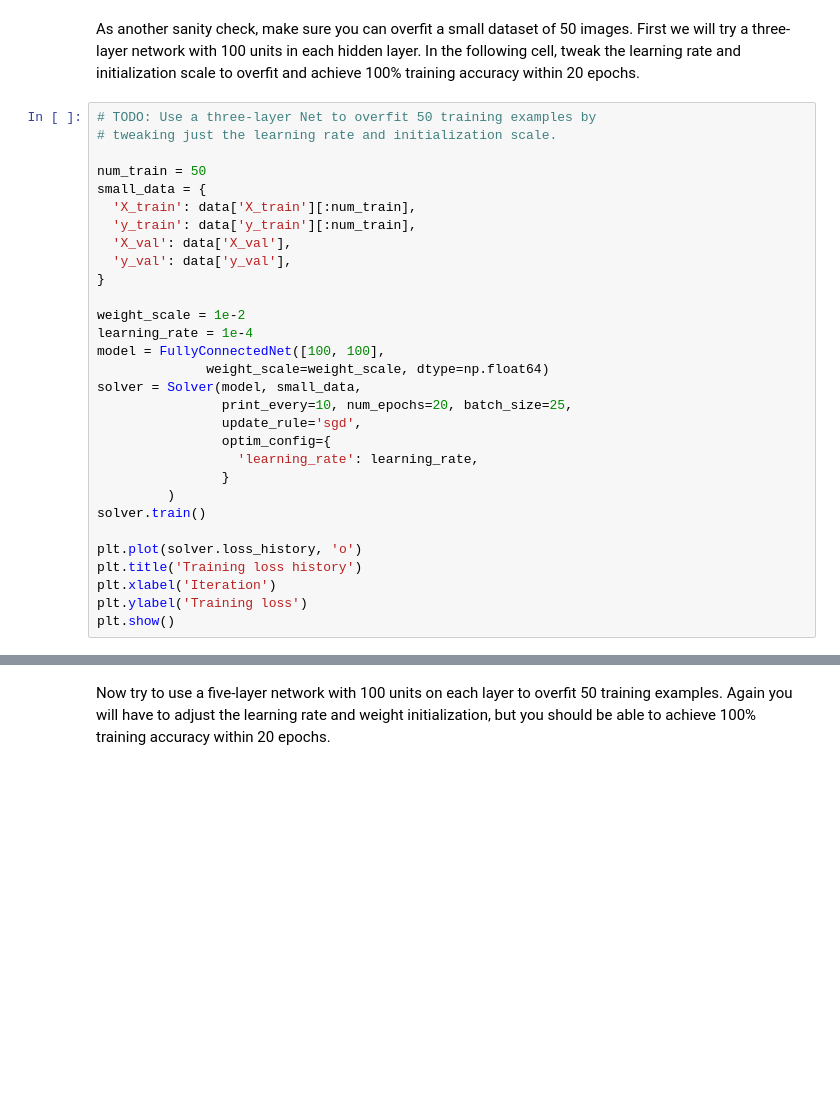
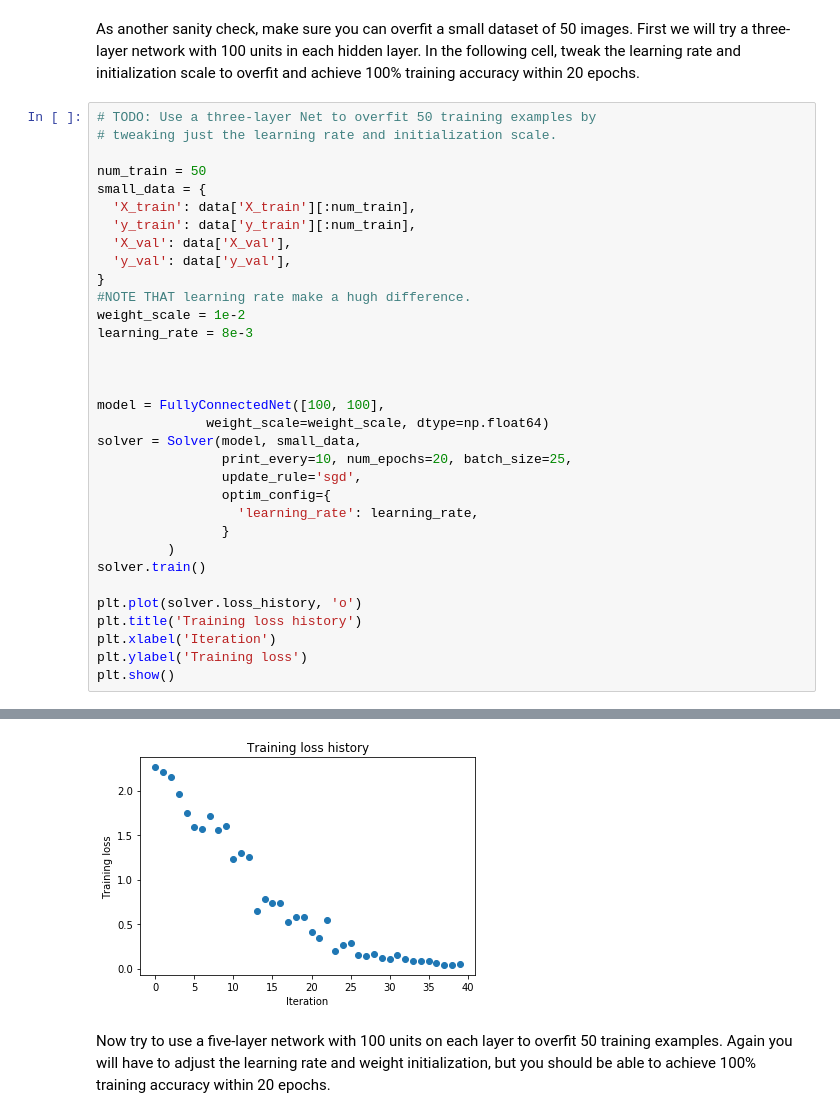
Before and after one commit to 3375786734/ML_exercise, a Jupyter notebook: CS231N/assignment2_v2/FullyConnectedNets.ipynb, the cells around one changed output, grey strips where cells are left out. Cells and saved outputs as stored; diff of their text form; blank space fills up the shorter version.

```diff
--- a/CS231N/assignment2_v2/FullyConnectedNets.ipynb
+++ b/CS231N/assignment2_v2/FullyConnectedNets.ipynb
@@ -375,9 +448,12 @@ small_data = {
   'X_val': data['X_val'],
   'y_val': data['y_val'],
 }
+#NOTE THAT learning rate make a hugh difference.
+weight_scale = 1e-2
+learning_rate = 8e-3
 
-weight_scale = 1e-2
-learning_rate = 1e-4
+
+
 model = FullyConnectedNet([100, 100],
               weight_scale=weight_scale, dtype=np.float64)
 solver = Solver(model, small_data,
@@ -394,3 +470,4 @@ plt.title('Training loss history')
 plt.xlabel('Iteration')
 plt.ylabel('Training loss')
 plt.show()
+# %% [output]
@@ -397,3 +491,4 @@ plt.show()
+[figure, added]
 # %% [markdown]
 Now try to use a five-layer network with 100 units on each layer to overfit 50 training examples. Again you will have to adjust the learning rate and weight initialization, but you should be able to achieve 100% training accuracy within 20 epochs.
 # %%
```
Also changed, not shown: parts of 20 cells of this notebook, 12 other files.
